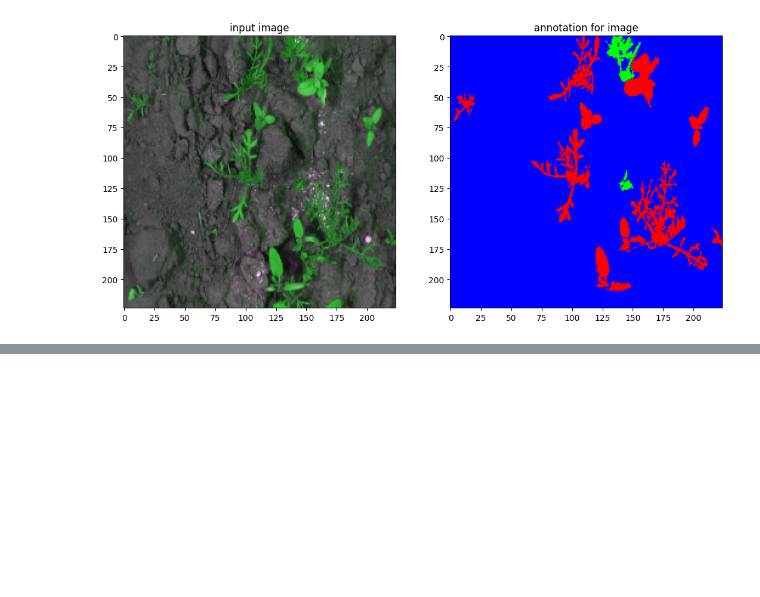
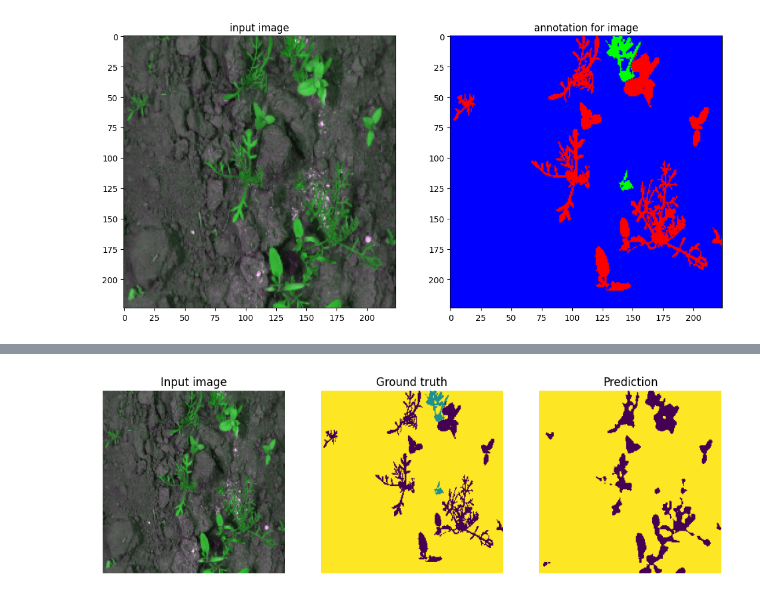
Before and after one commit to monasolgi/Computer_vision, a Jupyter notebook: segmentation_tutorial_8.ipynb, the cells around one changed output, grey strips where cells are left out. Drawn from its saved outputs; the diff is of its cells as text; code cells hidden in the pictures; blank space fills up the shorter version.

```diff
--- a/segmentation_tutorial_8.ipynb
+++ b/segmentation_tutorial_8.ipynb
@@ -48,0 +236,5 @@ There are 21 test instances of size 224 x 224
+# %%
+model.compile(optimizer='Adam', loss=tf.keras.losses.CategoricalCrossentropy)
+model.fit(train_x,train_y,batch_size=8,epochs=10)
+
+model.evaluate(test_x,test_y)
@@ -48,0 +260,29 @@ There are 21 test instances of size 224 x 224
+# %%
+# =========================
+# Visualize prediction
+# =========================
+
+pred = model.predict(train_x[0:1])
+
+pred_class = tf.argmax(pred[0], axis=-1)
+true_class = tf.argmax(train_y[0], axis=-1)
+
+plt.figure(figsize=(12, 4))
+
+plt.subplot(1, 3, 1)
+plt.imshow(train_x[0])
+plt.title("Input image")
+plt.axis("off")
+
+plt.subplot(1, 3, 2)
+plt.imshow(true_class)
+plt.title("Ground truth")
+plt.axis("off")
+
+plt.subplot(1, 3, 3)
+plt.imshow(pred_class)
+plt.title("Prediction")
+plt.axis("off")
+
+plt.show()
+# %% [output]
@@ -48,0 +290 @@ There are 21 test instances of size 224 x 224
+[figure, added]
```
Also changed, not shown: parts of 8 cells of this notebook.
